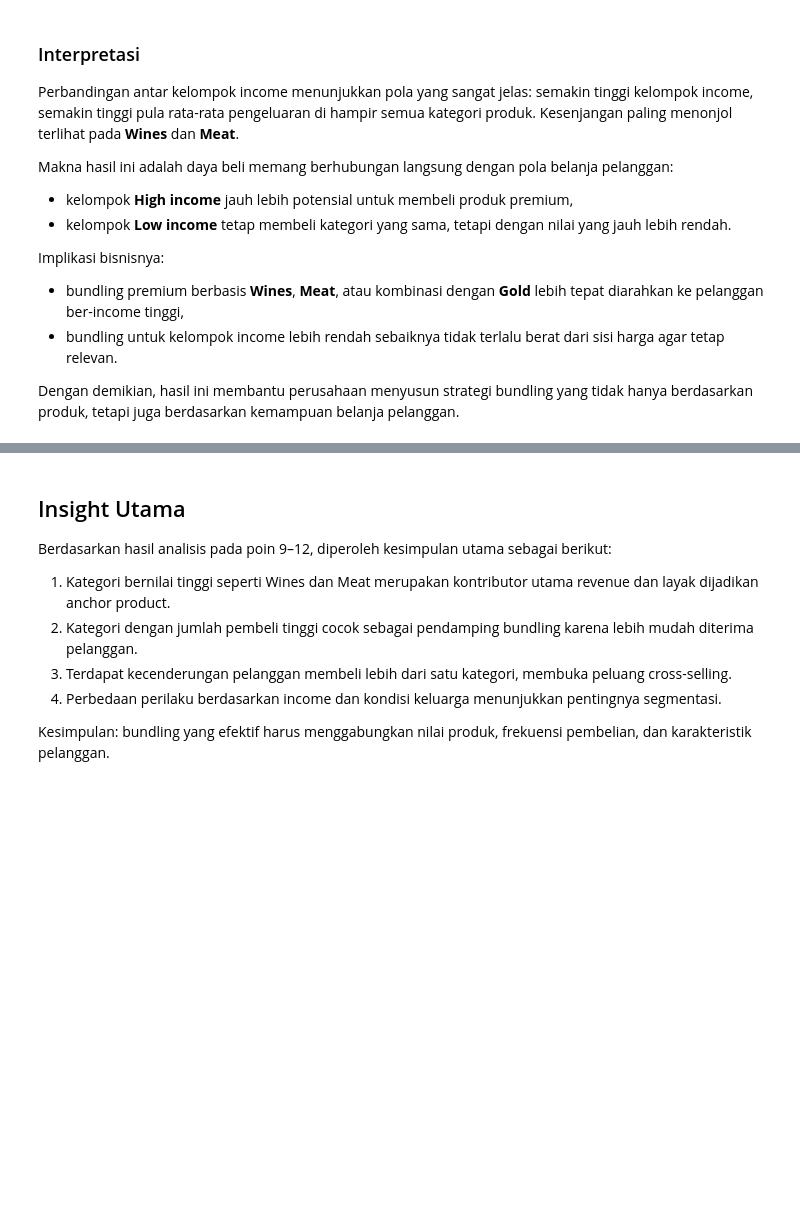
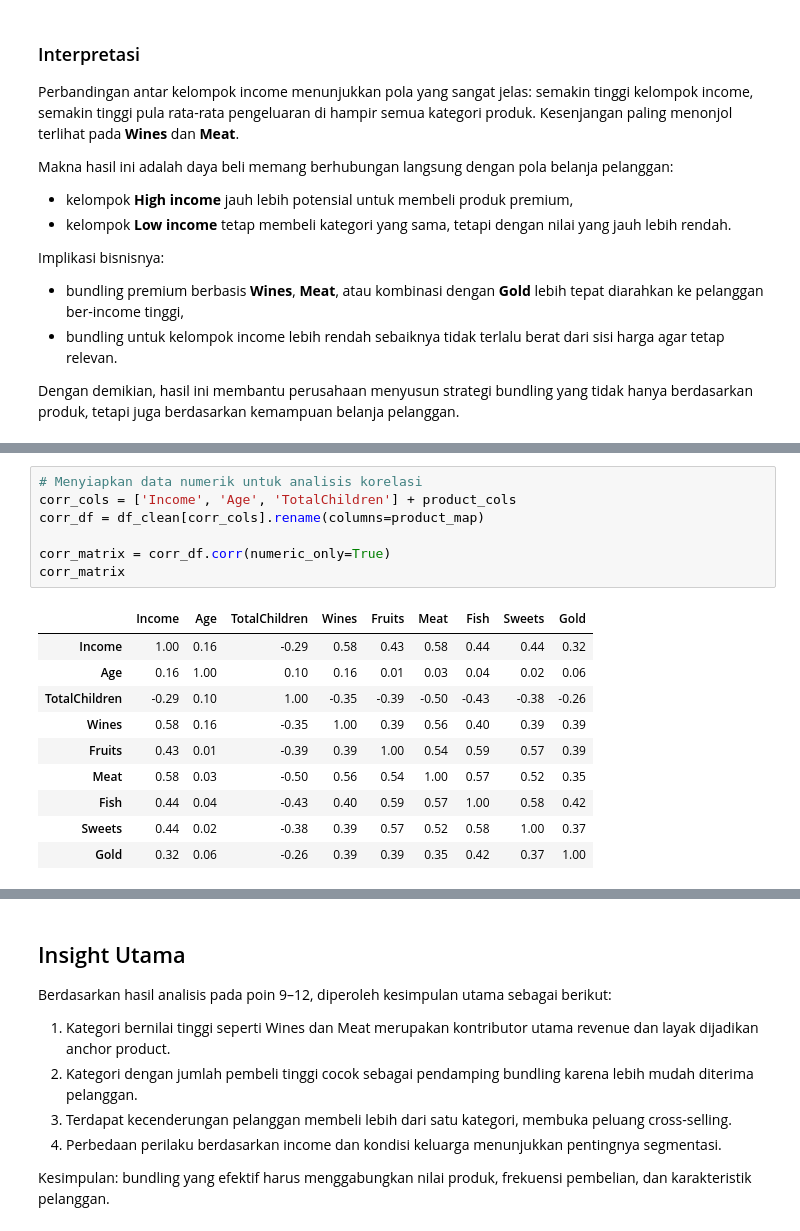
Before and after one commit to Lia1604/Capstone-Project-2, a Jupyter notebook: Capstone Project Modul 2.ipynb, the cells around one changed output, grey strips where cells are left out. Drawn from its saved outputs; the diff is of its cells as text; blank space fills up the shorter version.

```diff
--- a/Capstone Project Modul 2.ipynb
+++ b/Capstone Project Modul 2.ipynb
@@ -722,0 +732,18 @@ Dengan demikian, hasil ini membantu perusahaan menyusun strategi bundling yang t
+# %%
+# Menyiapkan data numerik untuk analisis korelasi
+corr_cols = ['Income', 'Age', 'TotalChildren'] + product_cols
+corr_df = df_clean[corr_cols].rename(columns=product_map)
+
+corr_matrix = corr_df.corr(numeric_only=True)
+corr_matrix
+# %% [output]
+|  | Income | Age | TotalChildren | Wines | Fruits | Meat | Fish | Sweets | Gold |
+| Income | 1.00 | 0.16 | -0.29 | 0.58 | 0.43 | 0.58 | 0.44 | 0.44 | 0.32 |
+| Age | 0.16 | 1.00 | 0.10 | 0.16 | 0.01 | 0.03 | 0.04 | 0.02 | 0.06 |
+| TotalChildren | -0.29 | 0.10 | 1.00 | -0.35 | -0.39 | -0.50 | -0.43 | -0.38 | -0.26 |
+| Wines | 0.58 | 0.16 | -0.35 | 1.00 | 0.39 | 0.56 | 0.40 | 0.39 | 0.39 |
+| Fruits | 0.43 | 0.01 | -0.39 | 0.39 | 1.00 | 0.54 | 0.59 | 0.57 | 0.39 |
+| Meat | 0.58 | 0.03 | -0.50 | 0.56 | 0.54 | 1.00 | 0.57 | 0.52 | 0.35 |
+| Fish | 0.44 | 0.04 | -0.43 | 0.40 | 0.59 | 0.57 | 1.00 | 0.58 | 0.42 |
+| Sweets | 0.44 | 0.02 | -0.38 | 0.39 | 0.57 | 0.52 | 0.58 | 1.00 | 0.37 |
+| Gold | 0.32 | 0.06 | -0.26 | 0.39 | 0.39 | 0.35 | 0.42 | 0.37 | 1.00 |
```
Also changed, not shown: parts of 9 cells of this notebook.
